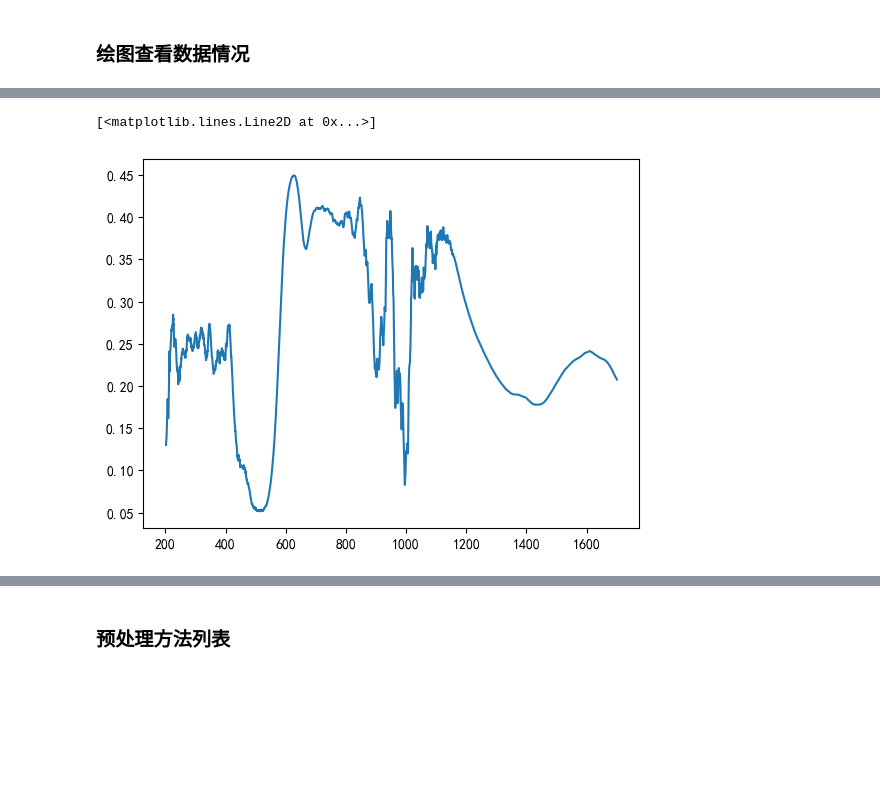
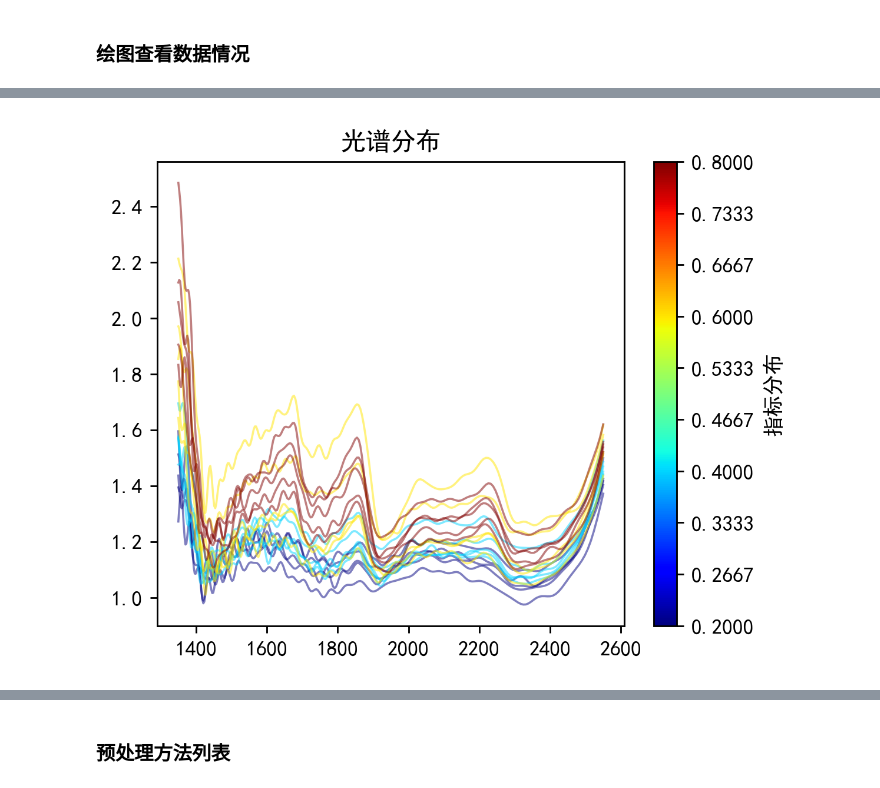
Before and after one commit to zwb-2023/Spectrum_analyse, a Jupyter notebook: SpectralAnalysis/光谱数据回归.ipynb, the cells around one changed output, grey strips where cells are left out. Drawn from its saved outputs; the diff is of its cells as text; code cells hidden in the pictures; blank space fills up the shorter version.

```diff
--- a/SpectralAnalysis/光谱数据回归.ipynb
+++ b/SpectralAnalysis/光谱数据回归.ipynb
@@ -55,8 +18,0 @@ plot_duplicate_data_both(category, split_datas, wave , save=False )
-# %%
-from SpectrumAnalyse import pearson_correlation
-correlation_pearson = pearson_correlation(np.array(spectrum).transpose(), np.array(labels))
-import matplotlib.pyplot as plt
-plt.plot(wave ,correlation_pearson)
-# %% [output]
-[<matplotlib.lines.Line2D at 0x...>]
-[figure, removed]
@@ -62,0 +21,4 @@ plt.plot(wave ,correlation_pearson)
+# %%
+show_specs_regre(wave, spectrum, labels, title='光谱分布')
+# %% [output]
+[figure, added]
```
Also changed, not shown: parts of 10 cells of this notebook, 1 other file.
